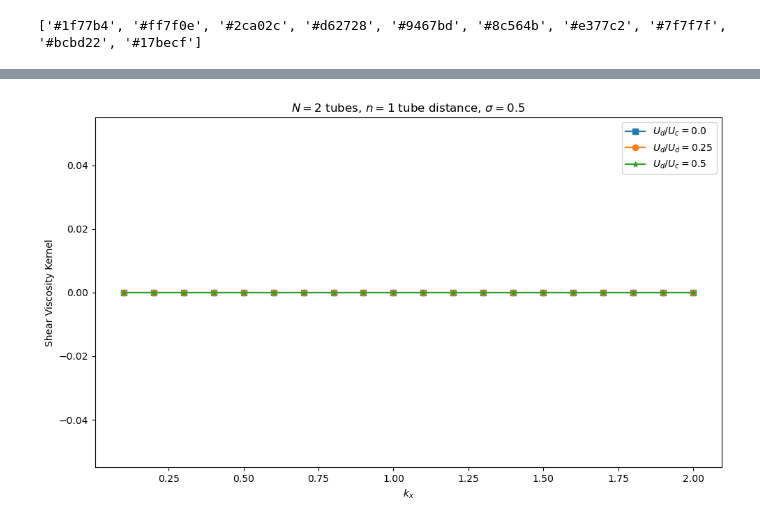
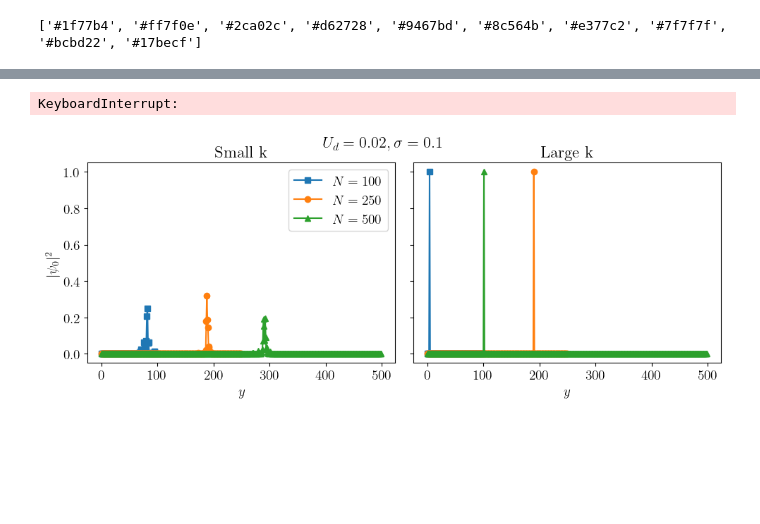
Before and after one commit to ofeypolv/dipbec, a Jupyter notebook: runs.ipynb, the cells around one changed output, grey strips where cells are left out. Cells and saved outputs as stored; diff of their text form; code cells hidden in the pictures; blank space fills up the shorter version.

```diff
--- a/runs.ipynb
+++ b/runs.ipynb
@@ -1024,18 +225,36 @@ for kx in tqdm(kxar):
-# %%
-plt.figure(figsize=(10,6))
-plt.xlabel(r"$k_x$")
-plt.ylabel(r"Shear Viscosity Kernel")
-plt.ylim()
-plt.plot(kxar, visc1_kx, label=r'$U_d/U_c = {}$'.format(Ud_1),  marker='s')
-plt.plot(kxar, visc2_kx, label=r'$U_d/U_d = {}$'.format(Ud_2), marker='o')
-plt.plot(kxar, visc3_kx, label=r'$U_d/U_c = {}$'.format(Ud_3),  marker='*')
-
-plt.legend(loc='best')
-plt.title(r"$N = {}$ tubes, $n = {}$ tube distance, $\sigma = {}$".format(Ntubes,ny, sigma))
-
-plt.tight_layout()
-#plt.savefig(os.path.join(fpath, r'visc_vs_om_2sigma.pdf'), format='pdf', bbox_inches='tight') # uncomment to save the figure
-
-plt.show()
-# %% [output]
-[figure, removed]
+# %%
+# we're plotting the spatial (y-axis) distribution of the lowest wavefunction for three values of N=10,100,1000, for fixed Ud/Uc and fixed sigma,
+# at small k (_sk) and large k (_lk)
+
+Ud = Uds[1]
+sigma = sigmas[1]
+
+runs_sk = [dipolarBEC.dipolarBEC(N, kxs[0], Uc, Ud, Ndisr, sigma) for N in Ns]
+runs_lk = [dipolarBEC.dipolarBEC(N, kxs[1], Uc, Ud, Ndisr, sigma) for N in Ns]
+
+wf_sk = [run.wfLowestState() for run in runs_sk]
+wf_lk = [run.wfLowestState() for run in runs_lk]
+# %% [output]
+KeyboardInterrupt:
+# %%
+fig, (ax1, ax2) = plt.subplots(1,2, figsize=(10,4), sharey=True)
+
+for i in range(len(Ns)):
+    ax1.plot(range(len(wf_sk[i])), wf_sk[i], label=r'$N = {}$'.format(Ns[i]), marker=markers[i])
+    ax2.plot(range(len(wf_lk[i])), wf_lk[i], label=r'$N = {}$'.format(Ns[i]), marker=markers[i])
+
+ax1.set_ylabel(r"$|\psi_0|^2$")
+ax1.set_xlabel(r"$y$")
+ax1.set_title('Small k')
+ax1.legend(loc='best')
+
+ax2.set_xlabel(r"$y$")
+ax2.set_title('Large k')
+
+fig.tight_layout()
+fig.suptitle(r"$U_d = {}, \sigma = {}$".format(Ud, sigma), fontsize=16)
+plt.savefig(os.path.join(fpath, "wf0_vs_y_$U_d={}_s={}$.pdf".format(Ud, sigma)), format='pdf', bbox_inches='tight') # uncomment to save the figure
+
+plt.show()
+# %% [output]
+[figure, added]
```
Also changed, not shown: parts of 58 cells of this notebook.
